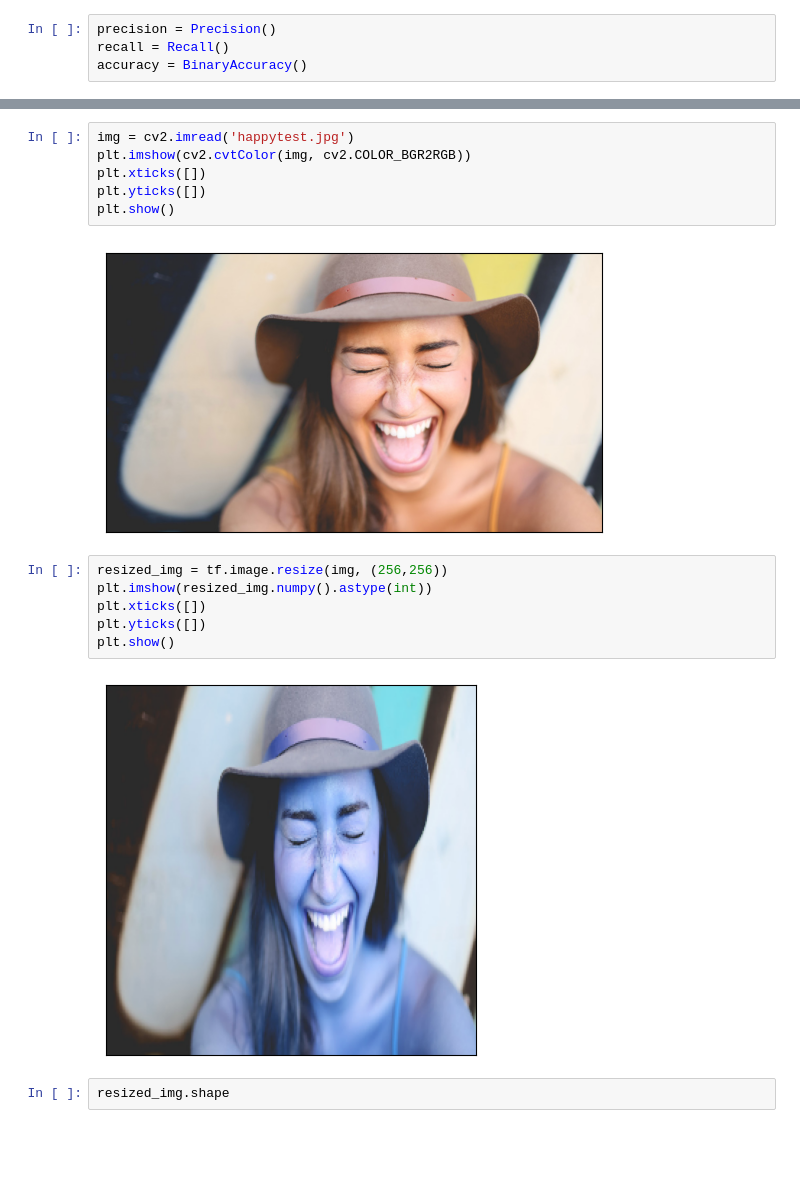
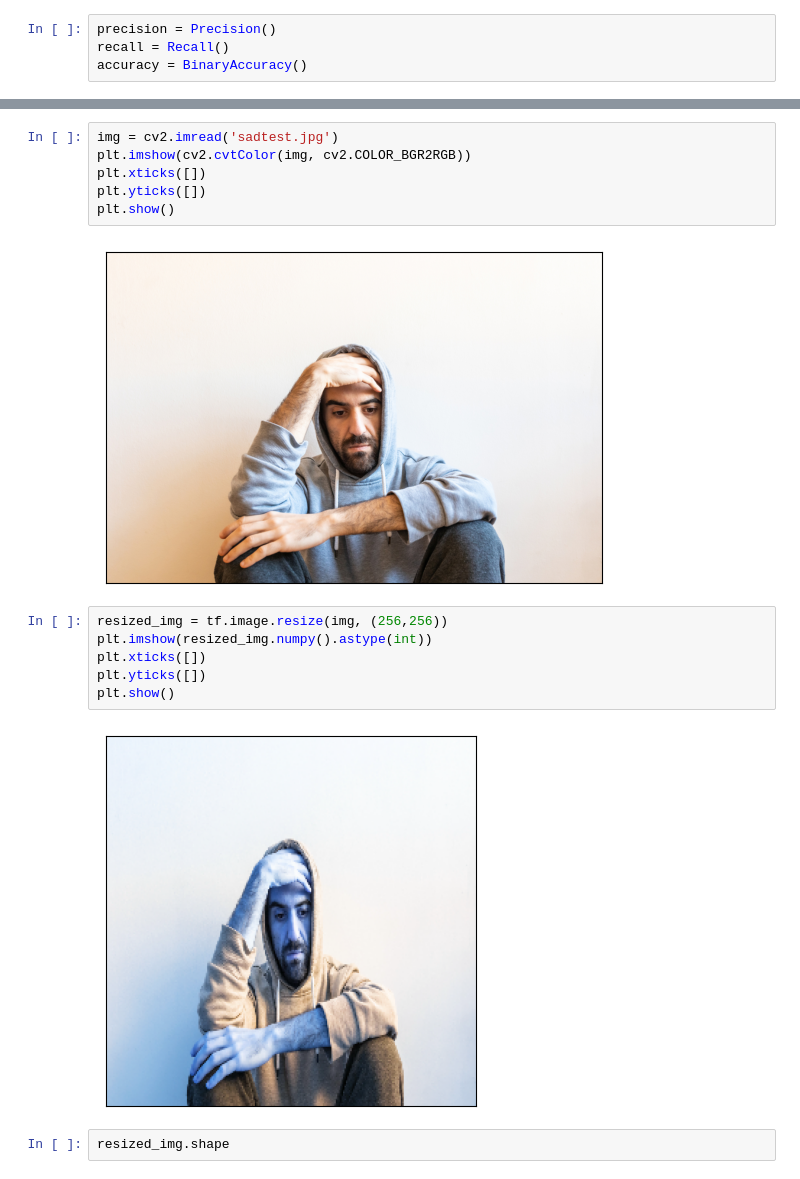
Before and after one commit to NobuyaN/ML_models, a Jupyter notebook: Work/face-recognition/FR-nn.ipynb, the cells around one changed output, grey strips where cells are left out. Cells and saved outputs as stored; diff of their text form; blank space fills up the shorter version.

```diff
--- a/Work/face-recognition/FR-nn.ipynb
+++ b/Work/face-recognition/FR-nn.ipynb
@@ -229,11 +275,11 @@ Precision: 0.0, Recall: 0.0, Accuracy: 0.0
 # %%
-img = cv2.imread('happytest.jpg')
+img = cv2.imread('sadtest.jpg')
 plt.imshow(cv2.cvtColor(img, cv2.COLOR_BGR2RGB))
 plt.xticks([])
 plt.yticks([])
 plt.show()
 # %% [output]
-[figure, old version]
+[figure, new version]
 # %%
 resized_img = tf.image.resize(img, (256,256))
 plt.imshow(resized_img.numpy().astype(int))
@@ -241,7 +287,7 @@ plt.xticks([])
 plt.yticks([])
 plt.show()
 # %% [output]
-[figure, old version]
+[figure, new version]
 # %%
 resized_img.shape
 # %% [output]
```
Also changed, not shown: parts of 27 cells of this notebook, 8 other files.
